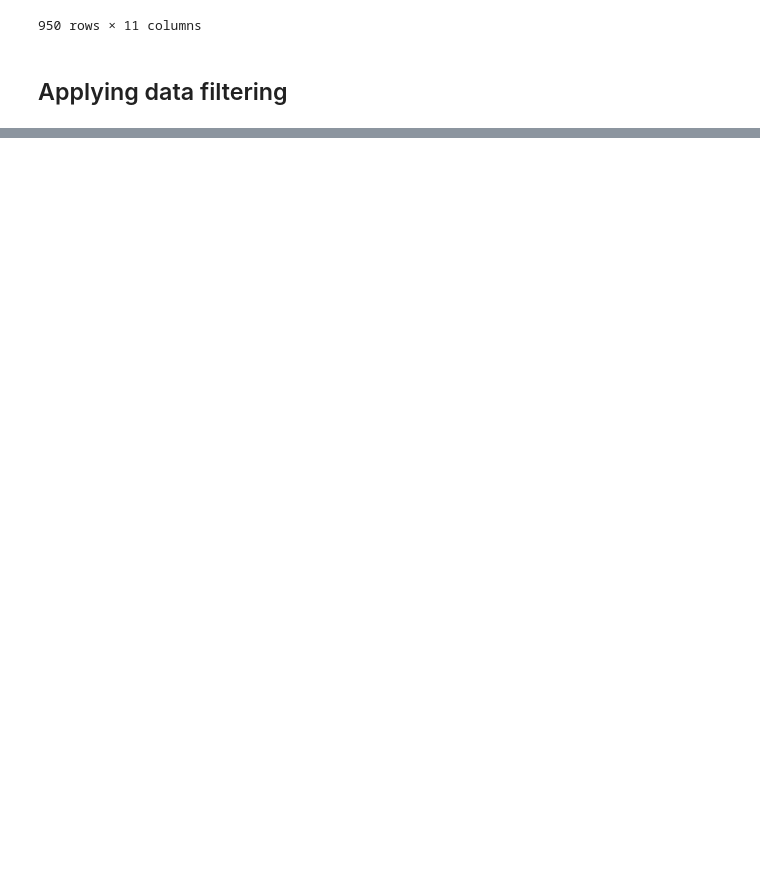
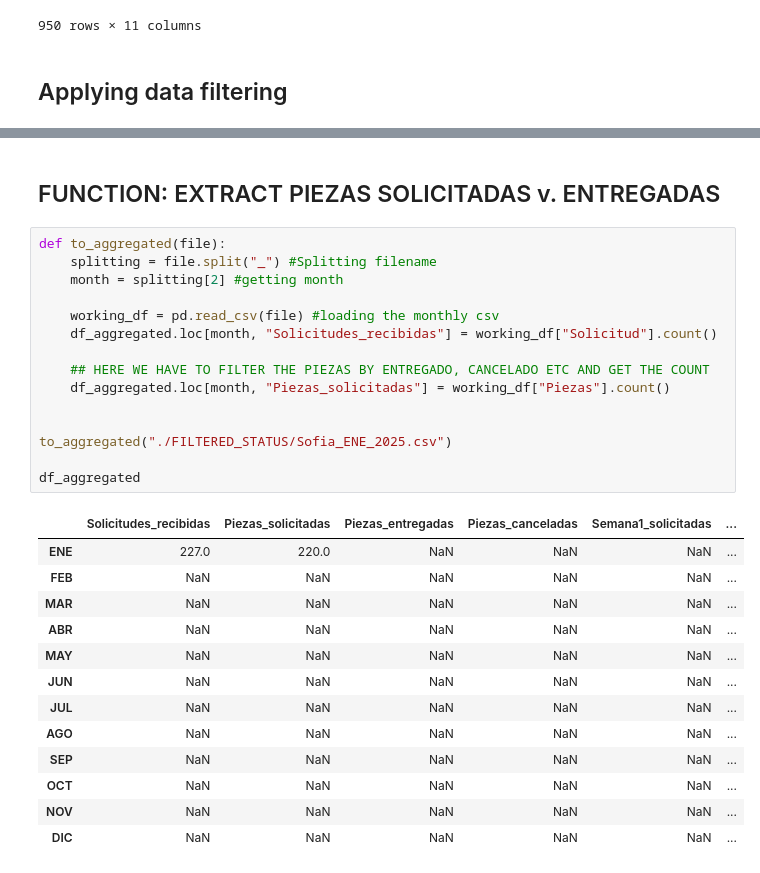
Before and after one commit to imSaka/report_creator, a Jupyter notebook: REPORTES.ipynb, the cells around one changed output, grey strips where cells are left out. Cells and saved outputs as stored; diff of their text form; blank space fills up the shorter version.

```diff
--- a/REPORTES.ipynb
+++ b/REPORTES.ipynb
@@ -141,0 +177,31 @@ df_febrero_2025.to_csv("./FILTERED_STATUS/Sofia_FEB_2025.csv", index=False)
+# %% [markdown]
+## FUNCTION: EXTRACT PIEZAS SOLICITADAS v. ENTREGADAS
+# %%
+def to_aggregated(file):
+    splitting = file.split("_") #Splitting filename
+    month = splitting[2] #getting month
+
+    working_df = pd.read_csv(file) #loading the monthly csv
+    df_aggregated.loc[month, "Solicitudes_recibidas"] = working_df["Solicitud"].count()
+
+    ## HERE WE HAVE TO FILTER THE PIEZAS BY ENTREGADO, CANCELADO ETC AND GET THE COUNT
+    df_aggregated.loc[month, "Piezas_solicitadas"] = working_df["Piezas"].count()
+
+
+to_aggregated("./FILTERED_STATUS/Sofia_ENE_2025.csv")
+
+df_aggregated
+# %% [output]
+|  | Solicitudes_recibidas | Piezas_solicitadas | Piezas_entregadas | Piezas_canceladas | Semana1_solicitadas | ... |
+| ENE | 227.0 | 220.0 | NaN | NaN | NaN | ... |
+| FEB | NaN | NaN | NaN | NaN | NaN | ... |
+| MAR | NaN | NaN | NaN | NaN | NaN | ... |
+| ABR | NaN | NaN | NaN | NaN | NaN | ... |
+| MAY | NaN | NaN | NaN | NaN | NaN | ... |
+| JUN | NaN | NaN | NaN | NaN | NaN | ... |
+| JUL | NaN | NaN | NaN | NaN | NaN | ... |
+| AGO | NaN | NaN | NaN | NaN | NaN | ... |
+| SEP | NaN | NaN | NaN | NaN | NaN | ... |
+| OCT | NaN | NaN | NaN | NaN | NaN | ... |
+| NOV | NaN | NaN | NaN | NaN | NaN | ... |
+| DIC | NaN | NaN | NaN | NaN | NaN | ... |
```
Also changed, not shown: parts of 6 cells of this notebook, 3 other files.
